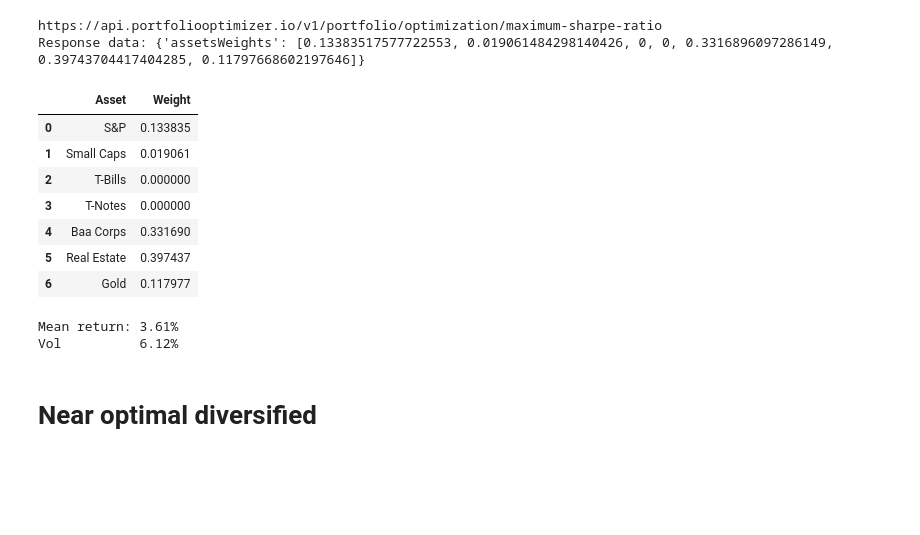
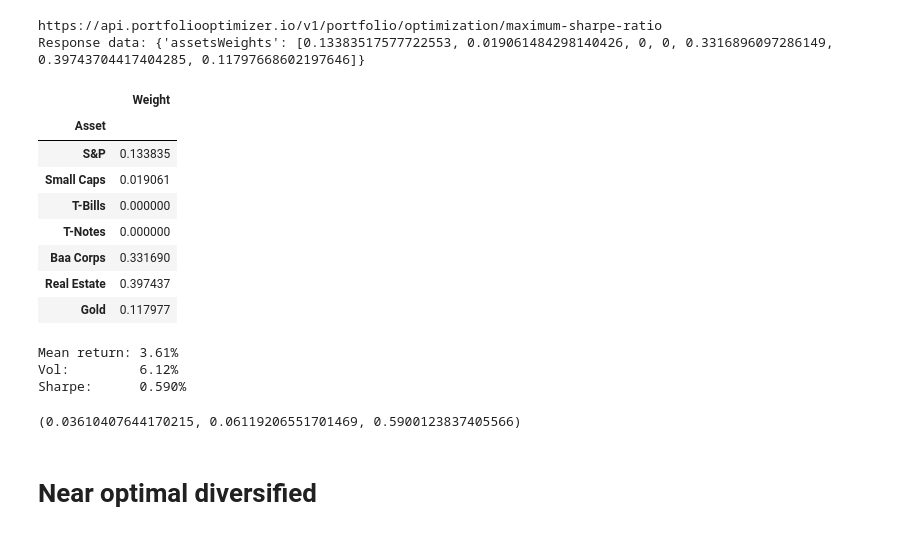
Before and after one commit to druce/portfolio_optimization, a Jupyter notebook: Portfolio optimization.ipynb, the cells around one changed output. Drawn from its saved outputs; the diff is of its cells as text; code cells hidden in the pictures; blank space fills up the shorter version.

```diff
--- a/Portfolio optimization.ipynb
+++ b/Portfolio optimization.ipynb
@@ -1901,35 +1924,38 @@ https://api.portfoliooptimizer.io/v1/portfolio/optimization/maximum-sharpe-ratio
 Response data: {'assetsWeights': [0.13383517577722553, 0.019061484298140426, 0, 0, 0.3316896097286149, 0.39743704417404285, 0.11797668602197646]}
 # %%
 wts = json.loads(response.text)['assetsWeights']
-pd.DataFrame({'Asset': df.columns.to_list(), 'Weight': wts})
+wts_df = pd.DataFrame({'Asset': df.columns.to_list(), 'Weight': wts}).set_index("Asset")
+wts_df
+
 # pretty close to above, note that we slice into 200 variances so discretization will impact it a little
 
 # Max Sharpe Portfolio:
 # Real Return: 3.63%
 # SD:          6.16%
 # T-Bills: 0.0%
 # Real Estate: 39.3%
 # T-Notes: 0.0%
 # Baa Corps: 33.3%
 # Gold: 11.9%
 # S&P: 13.5%
 # Small Caps: 2.0%
 # %% [output]
-|  | Asset | Weight |
-| 0 | S&P | 0.133835 |
-| 1 | Small Caps | 0.019061 |
-| 2 | T-Bills | 0.000000 |
-| 3 | T-Notes | 0.000000 |
-| 4 | Baa Corps | 0.331690 |
-| 5 | Real Estate | 0.397437 |
-| 6 | Gold | 0.117977 |
+|  | Weight |
+| Asset |  |
+| S&P | 0.133835 |
+| Small Caps | 0.019061 |
+| T-Bills | 0.000000 |
+| T-Notes | 0.000000 |
+| Baa Corps | 0.331690 |
+| Real Estate | 0.397437 |
+| Gold | 0.117977 |
-# %%
-port_returns = df @ wts
-print(f"Mean return: {100*port_returns.mean():3.2f}%")
-print(f"Vol          {100*port_returns.std():3.2f}%")
-# %% [output]
-Mean return: 3.61%
-Vol          6.12%
+# %%
+ret_table(df, wts_df["Weight"])
+# %% [output]
+Mean return: 3.61%
+Vol:         6.12%
+Sharpe:      0.590%
+(0.03610407644170215, 0.06119206551701469, 0.5900123837405566)
 # %% [markdown]
 # Near optimal diversified
 # %% [markdown]
```
Also changed, not shown: parts of 36 cells of this notebook.
